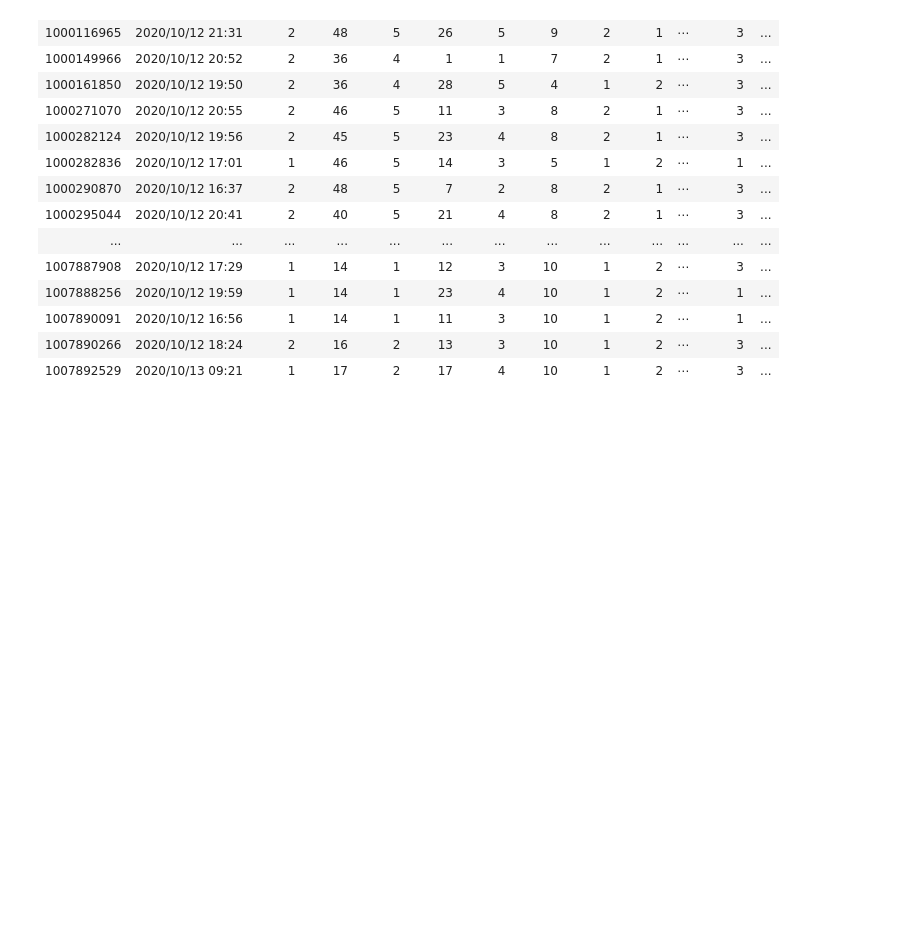
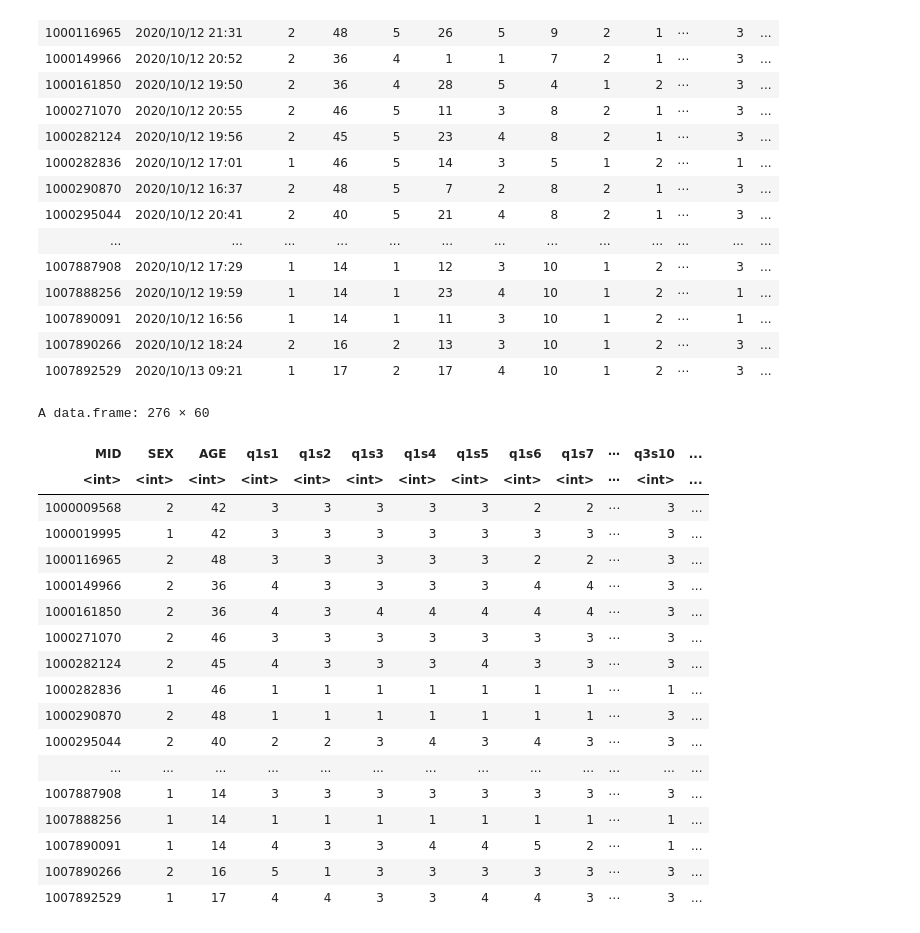
Before and after one commit to e4rll/kanmake, a Jupyter notebook: kanmake.ipynb, the cells around one changed output. Drawn from its saved outputs; the diff is of its cells as text; code cells hidden in the pictures; blank space fills up the shorter version.

```diff
--- a/kanmake.ipynb
+++ b/kanmake.ipynb
@@ -303,8 +303,8 @@ A data.frame: 434 × 9
 |  |  |  |  |  | NA | NA | 4 | やや信頼する |
 |  |  |  |  |  | NA | NA | 5 | 信頼する |
 # %%
-df <- read.csv("input/426200000003_Rawdata.txt", sep="\t")
-df
+fa <- read.csv("input/426200000003_Rawdata.txt", sep="\t")
+fa
 # %% [output]
 A data.frame: 276 × 67
 | MID | DAY | SEX | AGE | GEN | PRE | ARE | JOB | MAR | CHI | ⋯ | q3s10 | ... |
@@ -325,3 +325,28 @@ A data.frame: 276 × 67
 | 1007890091 | 2020/10/12 16:56 | 1 | 14 | 1 | 11 | 3 | 10 | 1 | 2 | ⋯ | 1 | ... |
 | 1007890266 | 2020/10/12 18:24 | 2 | 16 | 2 | 13 | 3 | 10 | 1 | 2 | ⋯ | 3 | ... |
 | 1007892529 | 2020/10/13 09:21 | 1 | 17 | 2 | 17 | 4 | 10 | 1 | 2 | ⋯ | 3 | ... |
+# %%
+fa.df <- fa %>%
+    select(-c(DAY, GEN, PRE, ARE, JOB, MAR, CHI))
+# %%
+fa.df
+# %% [output]
+A data.frame: 276 × 60
+| MID | SEX | AGE | q1s1 | q1s2 | q1s3 | q1s4 | q1s5 | q1s6 | q1s7 | ⋯ | q3s10 | ... |
+| <int> | <int> | <int> | <int> | <int> | <int> | <int> | <int> | <int> | <int> | ⋯ | <int> | ... |
+| 1000009568 | 2 | 42 | 3 | 3 | 3 | 3 | 3 | 2 | 2 | ⋯ | 3 | ... |
+| 1000019995 | 1 | 42 | 3 | 3 | 3 | 3 | 3 | 3 | 3 | ⋯ | 3 | ... |
+| 1000116965 | 2 | 48 | 3 | 3 | 3 | 3 | 3 | 2 | 2 | ⋯ | 3 | ... |
+| 1000149966 | 2 | 36 | 4 | 3 | 3 | 3 | 3 | 4 | 4 | ⋯ | 3 | ... |
+| 1000161850 | 2 | 36 | 4 | 3 | 4 | 4 | 4 | 4 | 4 | ⋯ | 3 | ... |
+| 1000271070 | 2 | 46 | 3 | 3 | 3 | 3 | 3 | 3 | 3 | ⋯ | 3 | ... |
+| 1000282124 | 2 | 45 | 4 | 3 | 3 | 3 | 4 | 3 | 3 | ⋯ | 3 | ... |
+| 1000282836 | 1 | 46 | 1 | 1 | 1 | 1 | 1 | 1 | 1 | ⋯ | 1 | ... |
+| 1000290870 | 2 | 48 | 1 | 1 | 1 | 1 | 1 | 1 | 1 | ⋯ | 3 | ... |
+| 1000295044 | 2 | 40 | 2 | 2 | 3 | 4 | 3 | 4 | 3 | ⋯ | 3 | ... |
+| ... | ... | ... | ... | ... | ... | ... | ... | ... | ... | ... | ... | ... |
+| 1007887908 | 1 | 14 | 3 | 3 | 3 | 3 | 3 | 3 | 3 | ⋯ | 3 | ... |
+| 1007888256 | 1 | 14 | 1 | 1 | 1 | 1 | 1 | 1 | 1 | ⋯ | 1 | ... |
+| 1007890091 | 1 | 14 | 4 | 3 | 3 | 4 | 4 | 5 | 2 | ⋯ | 1 | ... |
+| 1007890266 | 2 | 16 | 5 | 1 | 3 | 3 | 3 | 3 | 3 | ⋯ | 3 | ... |
+| 1007892529 | 1 | 17 | 4 | 4 | 3 | 3 | 4 | 4 | 3 | ⋯ | 3 | ... |
```
Also changed, not shown: parts of 3 cells of this notebook.
